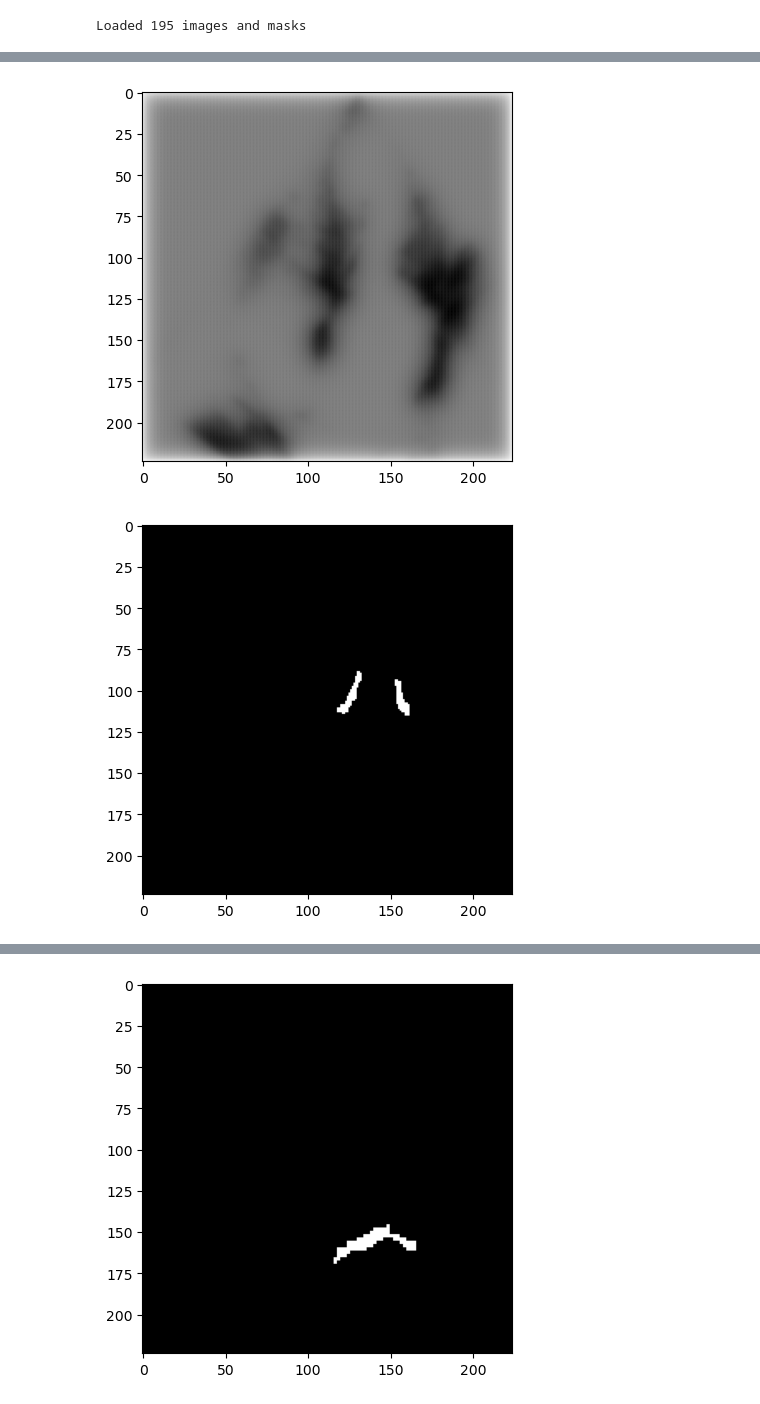
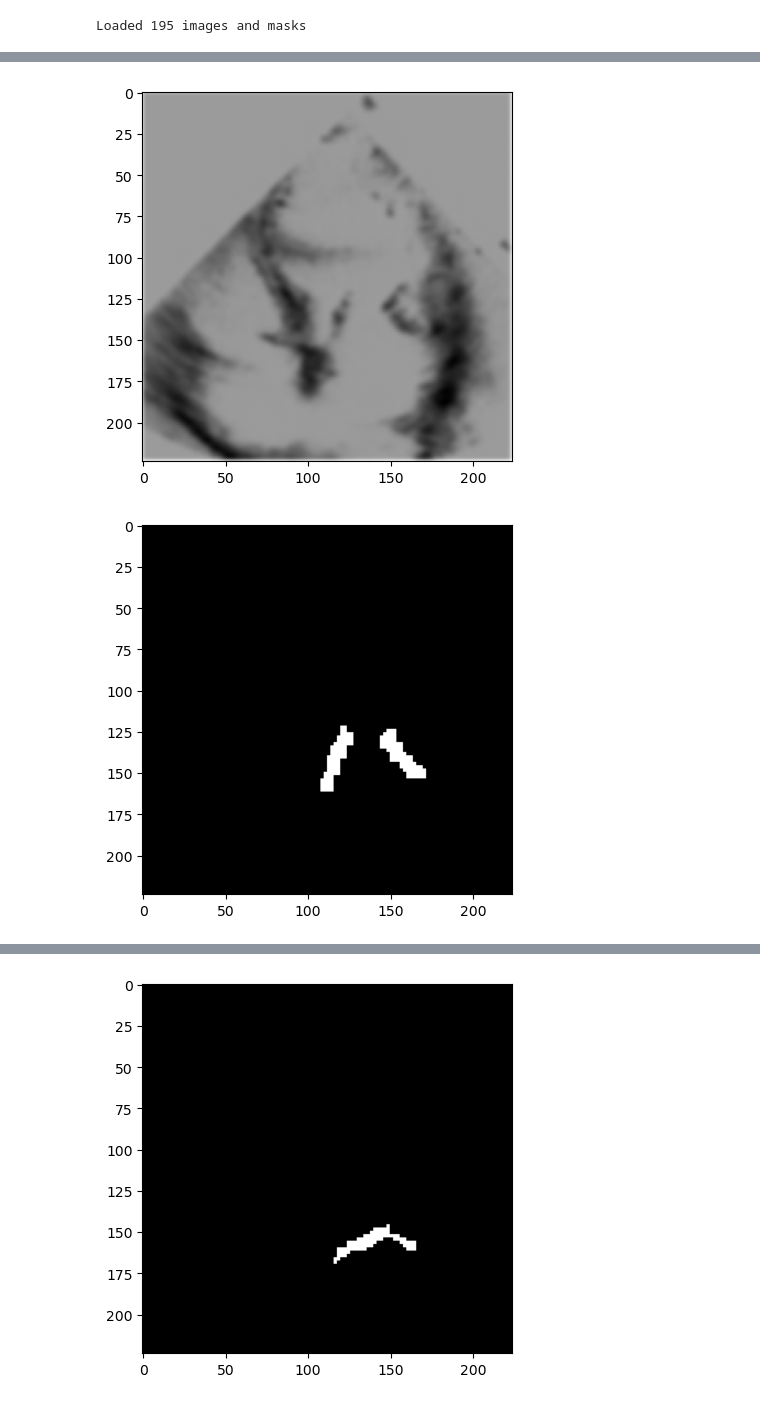
Before and after one commit to zytros/HS23, a Jupyter notebook: AML/task3/uNet/uNet.ipynb, the cells around one changed output, grey strips where cells are left out. Saved outputs shown, nothing was run; the diff lists cells and outputs as text; code cells hidden in the pictures.

```diff
--- a/AML/task3/uNet/uNet.ipynb
+++ b/AML/task3/uNet/uNet.ipynb
@@ -133,6 +140,40 @@ def dice_loss(pred, target, smooth=1.):
     loss = (1 - ((2. * intersection + smooth) / (pred.sum(dim=2).sum(dim=2) + target.sum(dim=2).sum(dim=2) + smooth)))
 
     return loss.mean()
+
+def dice_loss_2(input, target):
+    input = torch.sigmoid(input)
+    smooth = 1.0
+    iflat = input.view(-1)
+    tflat = target.view(-1)
+    intersection = (iflat * tflat).sum()
+    return ((2.0 * intersection + smooth) / (iflat.sum() + tflat.sum() + smooth))
+
+class FocalLoss(nn.Module):
+    def __init__(self, gamma):
+        super().__init__()
+        self.gamma = gamma
+
+    def forward(self, input, target):
+        if not (target.size() == input.size()):
+            raise ValueError("Target size ({}) must be the same as input size ({})"
+                             .format(target.size(), input.size()))
+        max_val = (-input).clamp(min=0)
+        loss = input - input * target + max_val + \
+            ((-max_val).exp() + (-input - max_val).exp()).log()
+        invprobs = F.logsigmoid(-input * (target * 2.0 - 1.0))
+        loss = (invprobs * self.gamma).exp() * loss
+        return loss.mean()
+
+class MixedLoss(nn.Module):
+    def __init__(self, alpha, gamma):
+        super().__init__()
+        self.alpha = alpha
+        self.focal = FocalLoss(gamma)
+
+    def forward(self, input, target):
+        loss = self.alpha*self.focal(input, target) - torch.log(dice_loss_2(input, target))
+        return loss.mean()
 # %%
 from torch.utils.data import random_split
 
@@ -286,7 +327,7 @@ test_loader = DataLoader(
 Loaded 195 images and masks
 # %%
 model = UNet2(2)
-#criterion = CrossEntropy2D(ignore_index=255)
+criterion = MixedLoss(10.0,2.0)
 optimizer = torch.optim.Adam(model.parameters(), lr=0.001)
 device = torch.device("cuda:0" if torch.cuda.is_available() else "cpu")
 print('device:', device)
@@ -299,7 +340,7 @@ for epoch in range(1):
         target = target.to(device)
         output = model(data)
         #print('output shape:', output.shape,'input shape:', data.shape)
-        loss = calc_loss(output, target, None)
+        loss = criterion(output, target)
         optimizer.zero_grad()
         loss.backward()
         optimizer.step()
@@ -324,6 +365,9 @@ for batch_idx, (data, target) in enumerate(test_loader):
         loss = calc_loss(output, target, None)
         print('Test Loss:', loss.item())
         if batch_idx == 0:
+                scaled_pos = scale_tensor(output.detach()[0,0,:,:])
+                scaled_neg = scale_tensor(output.detach()[0,1,:,:])
+                comp = compare_tensors(scaled_pos, scaled_neg)
                 print('output shape:', output.shape)
                 target_array = target.detach()[0,0,:,:].numpy()
                 output_array = output.detach()[0,0,:,:].numpy()
@@ -341,2 +385,2 @@ output shape: torch.Size([1, 2, 224, 224])
-[figure, old version]
+[figure, new version]
-[figure, old version]
+[figure, new version]
```
Also changed, not shown: parts of 5 cells of this notebook, 2 other files.
